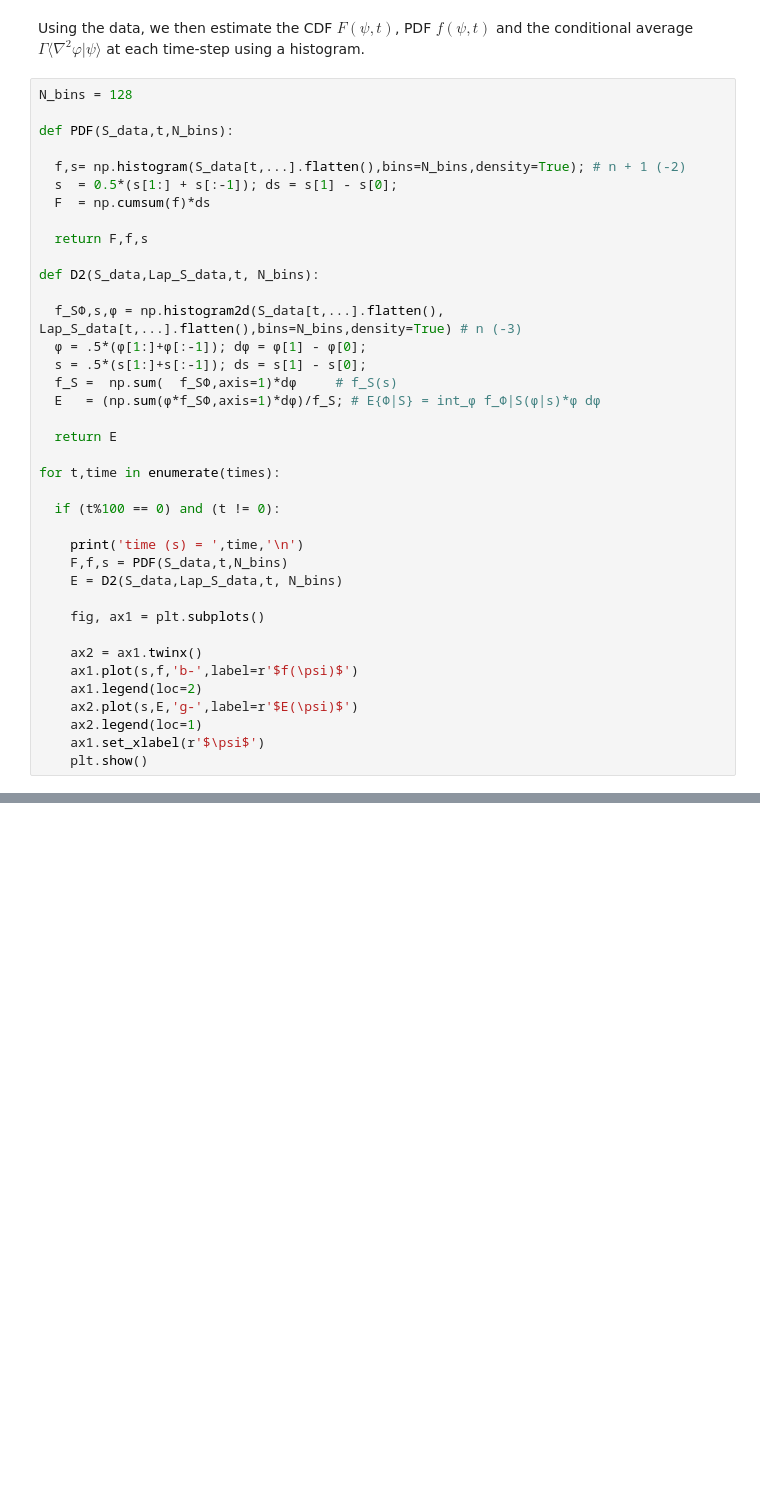
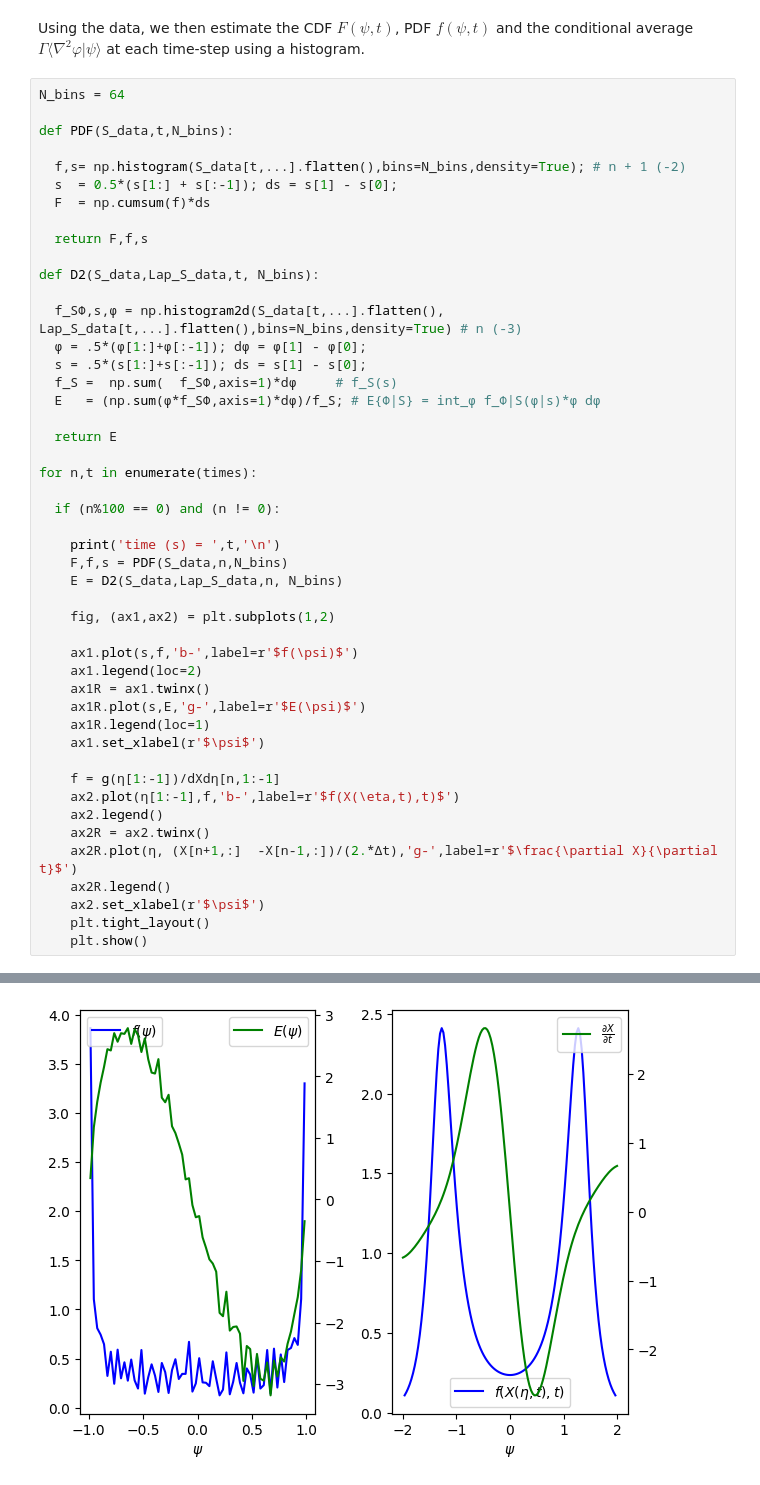
Before and after one commit to mannixp/D.strafity-mapping, a Jupyter notebook: Gaussian_Mapping.ipynb, the cells around one changed output, grey strips where cells are left out. Saved outputs shown, nothing was run; the diff lists cells and outputs as text; blank space fills up the shorter version.

```diff
--- a/Gaussian_Mapping.ipynb
+++ b/Gaussian_Mapping.ipynb
@@ -224,7 +396,7 @@ Lap_S_data = file['tasks/Lap_S'][:,...]
 # %% [markdown]
 Using the data, we then estimate the CDF $F(\psi,t)$, PDF $f(\psi,t)$ and the conditional average $\Gamma\langle \nabla^2 \varphi | \psi \rangle$ at each time-step using a histogram.
 # %%
-N_bins = 128
+N_bins = 64
 
 def PDF(S_data,t,N_bins):
 
@@ -244,20 +416,30 @@ def D2(S_data,Lap_S_data,t, N_bins):
 
   return E
 
-for t,time in enumerate(times):
+for n,t in enumerate(times):
 
-  if (t%100 == 0) and (t != 0):
+  if (n%100 == 0) and (n != 0):
 
-    print('time (s) = ',time,'\n')
-    F,f,s = PDF(S_data,t,N_bins)
-    E = D2(S_data,Lap_S_data,t, N_bins)
+    print('time (s) = ',t,'\n')
+    F,f,s = PDF(S_data,n,N_bins)
+    E = D2(S_data,Lap_S_data,n, N_bins)
 
-    fig, ax1 = plt.subplots()
+    fig, (ax1,ax2) = plt.subplots(1,2)
 
-    ax2 = ax1.twinx()
     ax1.plot(s,f,'b-',label=r'$f(\psi)$')
     ax1.legend(loc=2)
-    ax2.plot(s,E,'g-',label=r'$E(\psi)$')
-    ax2.legend(loc=1)
+    ax1R = ax1.twinx()
+    ax1R.plot(s,E,'g-',label=r'$E(\psi)$')
+    ax1R.legend(loc=1)
     ax1.set_xlabel(r'$\psi$')
+
+    f = g(η[1:-1])/dXdη[n,1:-1]
+    ax2.plot(η[1:-1],f,'b-',label=r'$f(X(\eta,t),t)$')
+    ax2.legend()
+    ax2R = ax2.twinx()
+    ax2R.plot(η, (X[n+1,:]  -X[n-1,:])/(2.*Δt),'g-',label=r'$\frac{\partial X}{\partial t}$')
+    ax2R.legend()
+    ax2.set_xlabel(r'$\psi$')
+    plt.tight_layout()
     plt.show()
+# %% [output]
@@ -263,0 +447 @@ for t,time in enumerate(times):
+[figure, added]
```
Also changed, not shown: parts of 14 cells of this notebook.
